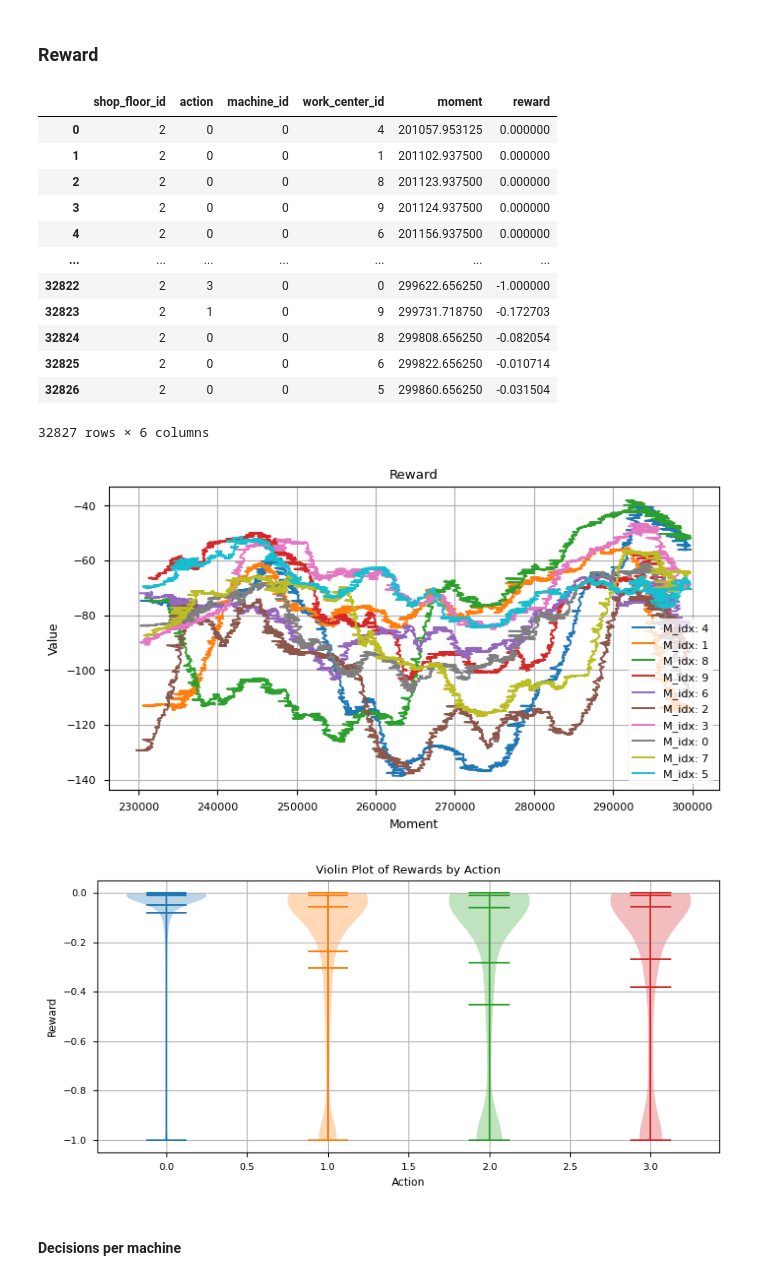
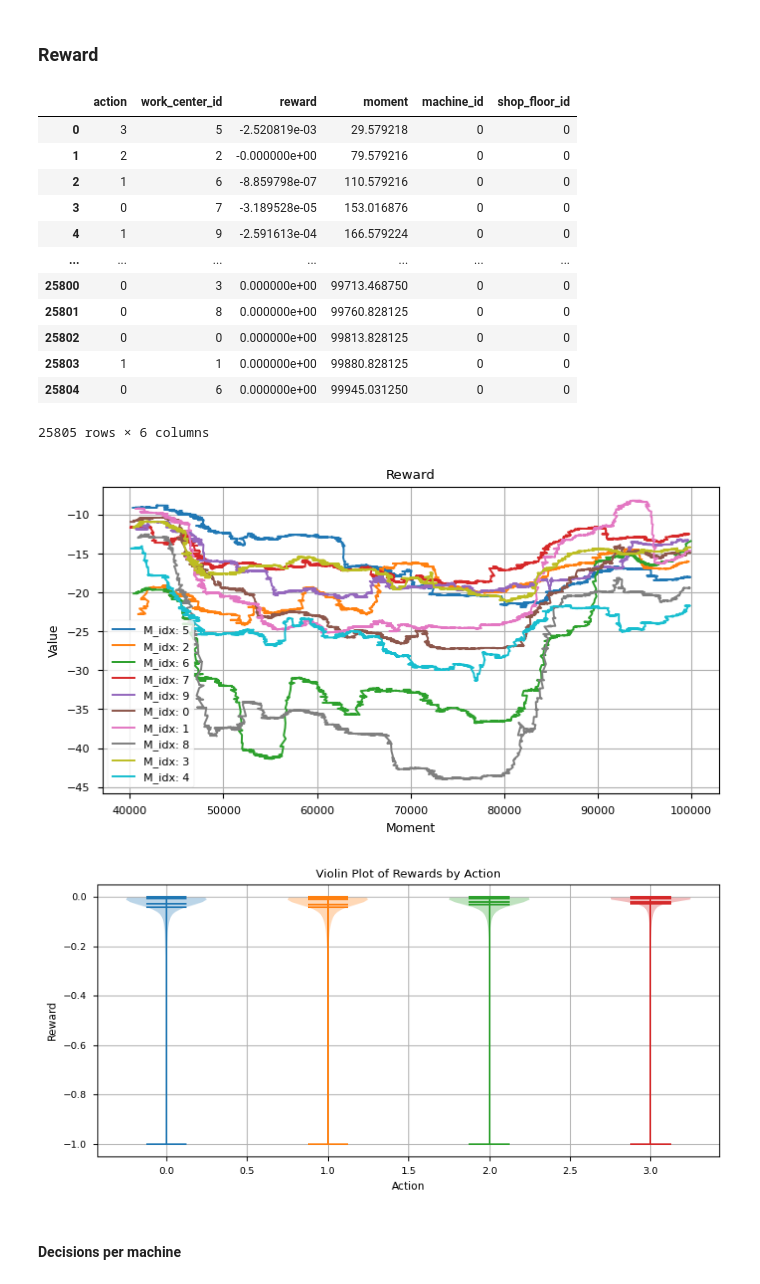
Before and after one commit to yura-hb/diploma-thesis, a Jupyter notebook: notebooks/result.ipynb, the cells around one changed output. Cells and saved outputs as stored; diff of their text form; code cells hidden in the pictures.

```diff
--- a/notebooks/result.ipynb
+++ b/notebooks/result.ipynb
@@ -155,11 +159,11 @@ def filter_models(dataset, predicate):
 # %% [markdown]
 # JSP
 # %%
-dataset = '../diploma_thesis/tmp/jsp_multi'
+dataset = '../diploma_thesis/tmp/jsp_deep_marl/'
 # %% [markdown]
 ## Training
 # %%
-candidate_path = os.path.join(dataset, 'model_112')
+candidate_path = os.path.join(dataset, 'model_137')
 # %%
 agent_path = os.path.join(candidate_path, 'agent')
 # %% [markdown]
@@ -229,42 +233,42 @@ No artists with labels found to put in legend.  Note that artists whose label st
 # %%
 def sum(x):
     return x.rolling(window=1000).sum()
 
-run = '_3'
+run = '_1'
 
 machine_reward = os.path.join(candidate_path, 'run', run, 'machine_reward.csv')
 
 fig, reward = plot_value(
     machine_reward,
     info=dict(
         column='reward',
         title='Reward',
         xlabel='Moment',
         ylabel='Value',
         index='moment'
     ),
     figsize=(8, 4),
     post_process_fn=sum)
 
 reward
 # %% [output]
-|  | shop_floor_id | action | machine_id | work_center_id | moment | reward |
-| 0 | 2 | 0 | 0 | 4 | 201057.953125 | 0.000000 |
-| 1 | 2 | 0 | 0 | 1 | 201102.937500 | 0.000000 |
-| 2 | 2 | 0 | 0 | 8 | 201123.937500 | 0.000000 |
-| 3 | 2 | 0 | 0 | 9 | 201124.937500 | 0.000000 |
-| 4 | 2 | 0 | 0 | 6 | 201156.937500 | 0.000000 |
+|  | action | work_center_id | reward | moment | machine_id | shop_floor_id |
+| 0 | 3 | 5 | -2.520819e-03 | 29.579218 | 0 | 0 |
+| 1 | 2 | 2 | -0.000000e+00 | 79.579216 | 0 | 0 |
+| 2 | 1 | 6 | -8.859798e-07 | 110.579216 | 0 | 0 |
+| 3 | 0 | 7 | -3.189528e-05 | 153.016876 | 0 | 0 |
+| 4 | 1 | 9 | -2.591613e-04 | 166.579224 | 0 | 0 |
 | ... | ... | ... | ... | ... | ... | ... |
-| 32822 | 2 | 3 | 0 | 0 | 299622.656250 | -1.000000 |
-| 32823 | 2 | 1 | 0 | 9 | 299731.718750 | -0.172703 |
-| 32824 | 2 | 0 | 0 | 8 | 299808.656250 | -0.082054 |
-| 32825 | 2 | 0 | 0 | 6 | 299822.656250 | -0.010714 |
-| 32826 | 2 | 0 | 0 | 5 | 299860.656250 | -0.031504 |
+| 25800 | 0 | 3 | 0.000000e+00 | 99713.468750 | 0 | 0 |
+| 25801 | 0 | 8 | 0.000000e+00 | 99760.828125 | 0 | 0 |
+| 25802 | 0 | 0 | 0.000000e+00 | 99813.828125 | 0 | 0 |
+| 25803 | 1 | 1 | 0.000000e+00 | 99880.828125 | 0 | 0 |
+| 25804 | 0 | 6 | 0.000000e+00 | 99945.031250 | 0 | 0 |
-32827 rows × 6 columns
+25805 rows × 6 columns
-[figure, old version]
+[figure, new version]
 # %%
 plot_reward_distribution_per_action(reward, figsize=(8,4));
 # %% [output]
-[figure, old version]
+[figure, new version]
 # %% [markdown]
 #### Decisions per machine
```
Also changed, not shown: parts of 24 cells of this notebook, 28 other files.
